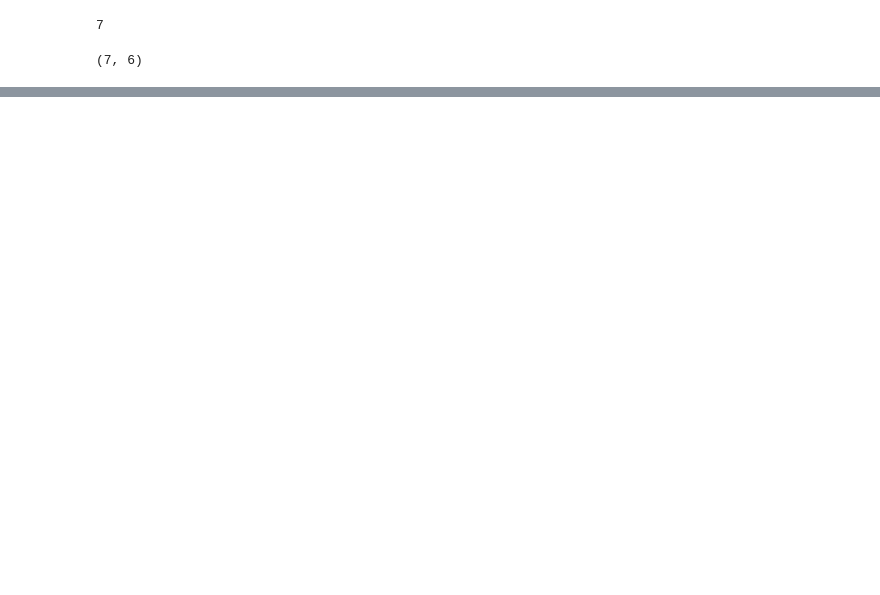
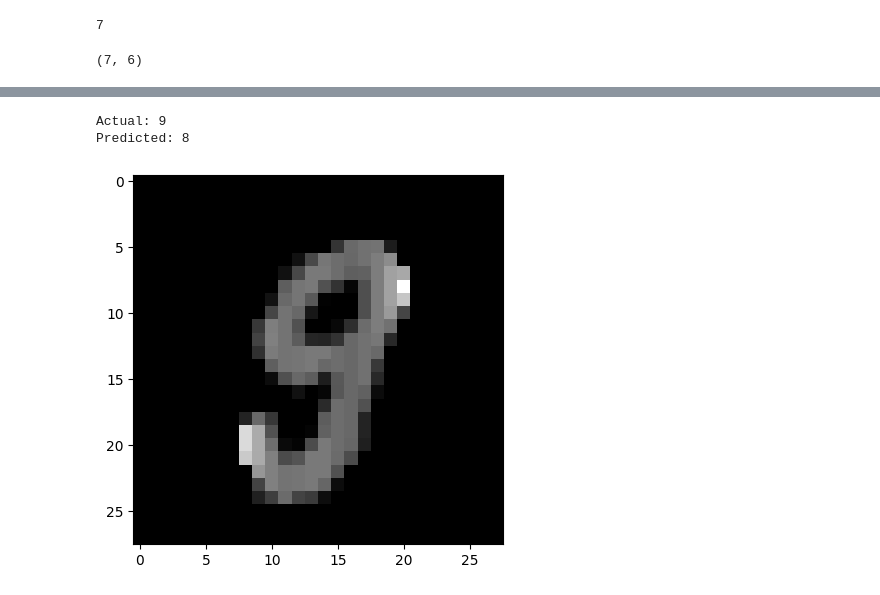
Before and after one commit to sauravkokane/Data-Science-Training, a Jupyter notebook: Deep_learning_with_Python,_Tensorflow_and_Keras_Tutorial.ipynb, the cells around one changed output, grey strips where cells are left out. Drawn from its saved outputs; the diff is of its cells as text; code cells hidden in the pictures; blank space fills up the shorter version.

```diff
--- a/Deep_learning_with_Python,_Tensorflow_and_Keras_Tutorial.ipynb
+++ b/Deep_learning_with_Python,_Tensorflow_and_Keras_Tutorial.ipynb
@@ -166,0 +233,8 @@ plt.imshow(x_test[100], cmap='gray')
+# %%
+plt.imshow(x_test[448], cmap="grey")
+print(f"Actual: {y_test[448]}")
+print(f"Predicted: {outputs[448]}")
+# %% [output]
+Actual: 9
+Predicted: 8
+[figure, added]
```
Also changed, not shown: parts of 18 cells of this notebook.
